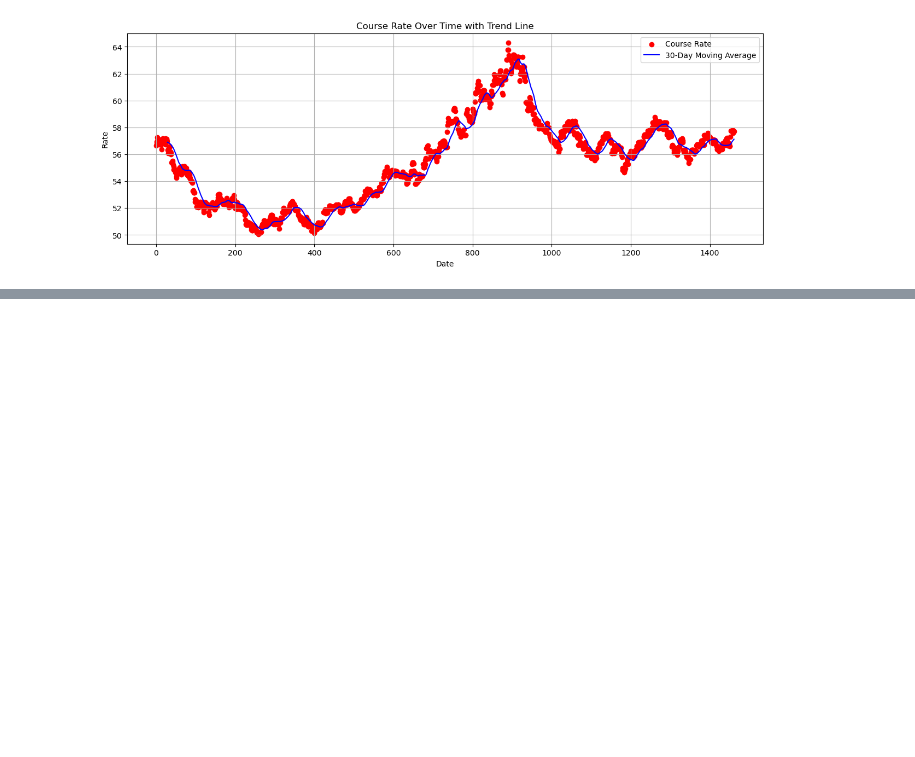
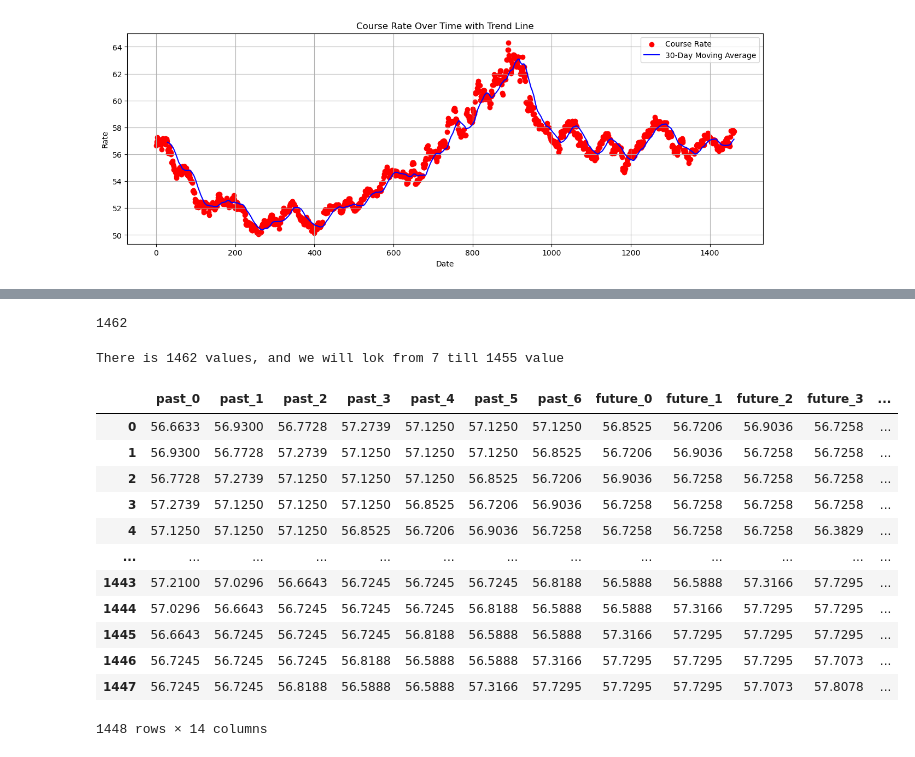
Before and after one commit to nikoladomazetovikj/exchange-rate-prediction-model, a Jupyter notebook: model_training.ipynb, the cells around one changed output, grey strips where cells are left out. Drawn from its saved outputs; the diff is of its cells as text; code cells hidden in the pictures; blank space fills up the shorter version.

Commit message:
feat: divide data in time series of 7 days

```diff
--- a/model_training.ipynb
+++ b/model_training.ipynb
@@ -66,0 +113,50 @@ plt.show()
+# %%
+# data set to train model
+# first day cannot be taken as there will not be data for past 7 days
+# model will be trained on past 7 days and future 7 days in time series
+
+# calculate length of data
+len(money)
+# %% [output]
+1462
+# %%
+# taking data set
+start = past
+end = len(money) - future
+print(f"There is {len(money)} values, and we will lok from {past} till {end} value")
+# %% [output]
+There is 1462 values, and we will lok from 7 till 1455 value
+# %%
+table = []
+
+# take past and future for each of those days
+for i in range(start,end) :
+    s = money[(i-past):(i+future)]
+    table.append(list(s))
+# %%
+past_columns = []
+for i in range(past):
+    past_columns.append(f"past_{i}")
+
+
+future_columns = []
+for i in range(future):
+    future_columns.append(f"future_{i}")
+# %%
+data_frame = pd.DataFrame(data = table, columns = (past_columns + future_columns))
+# %%
+data_frame
+# %% [output]
+|  | past_0 | past_1 | past_2 | past_3 | past_4 | past_5 | past_6 | future_0 | future_1 | future_2 | future_3 | ... |
+| 0 | 56.6633 | 56.9300 | 56.7728 | 57.2739 | 57.1250 | 57.1250 | 57.1250 | 56.8525 | 56.7206 | 56.9036 | 56.7258 | ... |
+| 1 | 56.9300 | 56.7728 | 57.2739 | 57.1250 | 57.1250 | 57.1250 | 56.8525 | 56.7206 | 56.9036 | 56.7258 | 56.7258 | ... |
+| 2 | 56.7728 | 57.2739 | 57.1250 | 57.1250 | 57.1250 | 56.8525 | 56.7206 | 56.9036 | 56.7258 | 56.7258 | 56.7258 | ... |
+| 3 | 57.2739 | 57.1250 | 57.1250 | 57.1250 | 56.8525 | 56.7206 | 56.9036 | 56.7258 | 56.7258 | 56.7258 | 56.7258 | ... |
+| 4 | 57.1250 | 57.1250 | 57.1250 | 56.8525 | 56.7206 | 56.9036 | 56.7258 | 56.7258 | 56.7258 | 56.7258 | 56.3829 | ... |
+| ... | ... | ... | ... | ... | ... | ... | ... | ... | ... | ... | ... | ... |
+| 1443 | 57.2100 | 57.0296 | 56.6643 | 56.7245 | 56.7245 | 56.7245 | 56.8188 | 56.5888 | 56.5888 | 57.3166 | 57.7295 | ... |
+| 1444 | 57.0296 | 56.6643 | 56.7245 | 56.7245 | 56.7245 | 56.8188 | 56.5888 | 56.5888 | 57.3166 | 57.7295 | 57.7295 | ... |
+| 1445 | 56.6643 | 56.7245 | 56.7245 | 56.7245 | 56.8188 | 56.5888 | 56.5888 | 57.3166 | 57.7295 | 57.7295 | 57.7295 | ... |
+| 1446 | 56.7245 | 56.7245 | 56.7245 | 56.8188 | 56.5888 | 56.5888 | 57.3166 | 57.7295 | 57.7295 | 57.7295 | 57.7073 | ... |
+| 1447 | 56.7245 | 56.7245 | 56.8188 | 56.5888 | 56.5888 | 57.3166 | 57.7295 | 57.7295 | 57.7295 | 57.7073 | 57.8078 | ... |
+1448 rows × 14 columns
```
Also changed, not shown: parts of 6 cells of this notebook.
